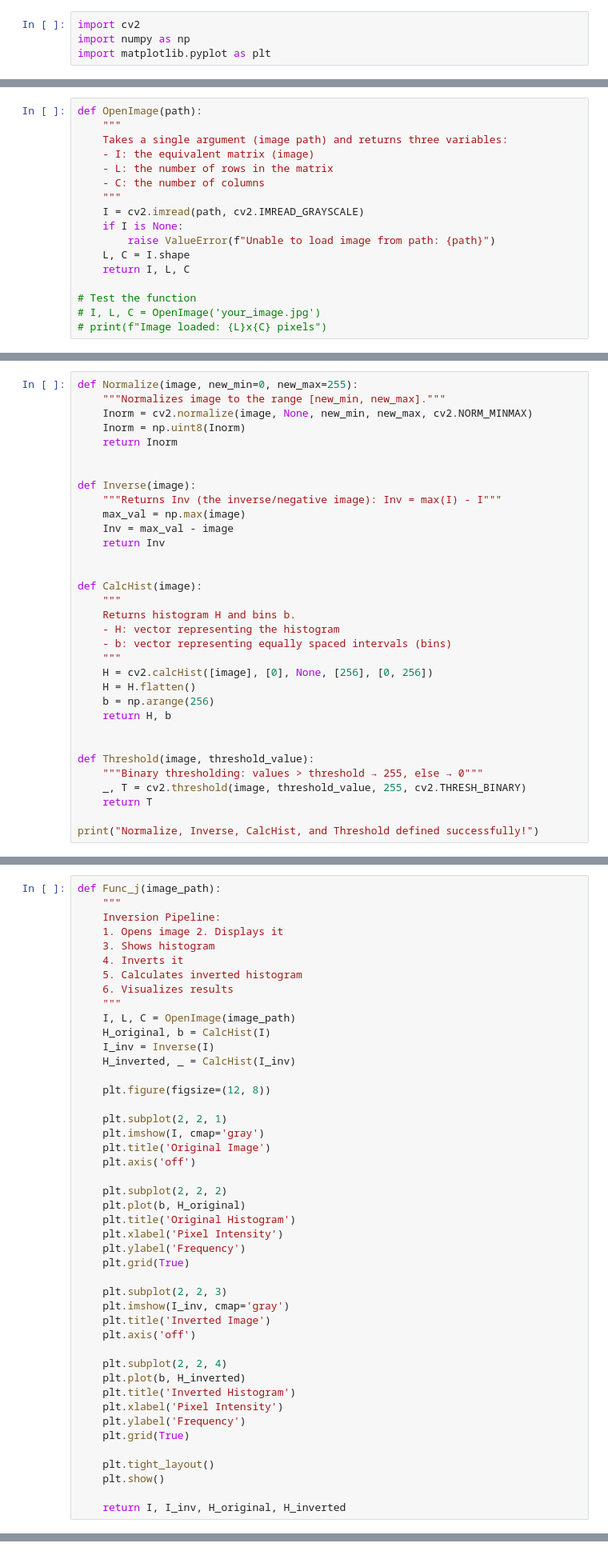
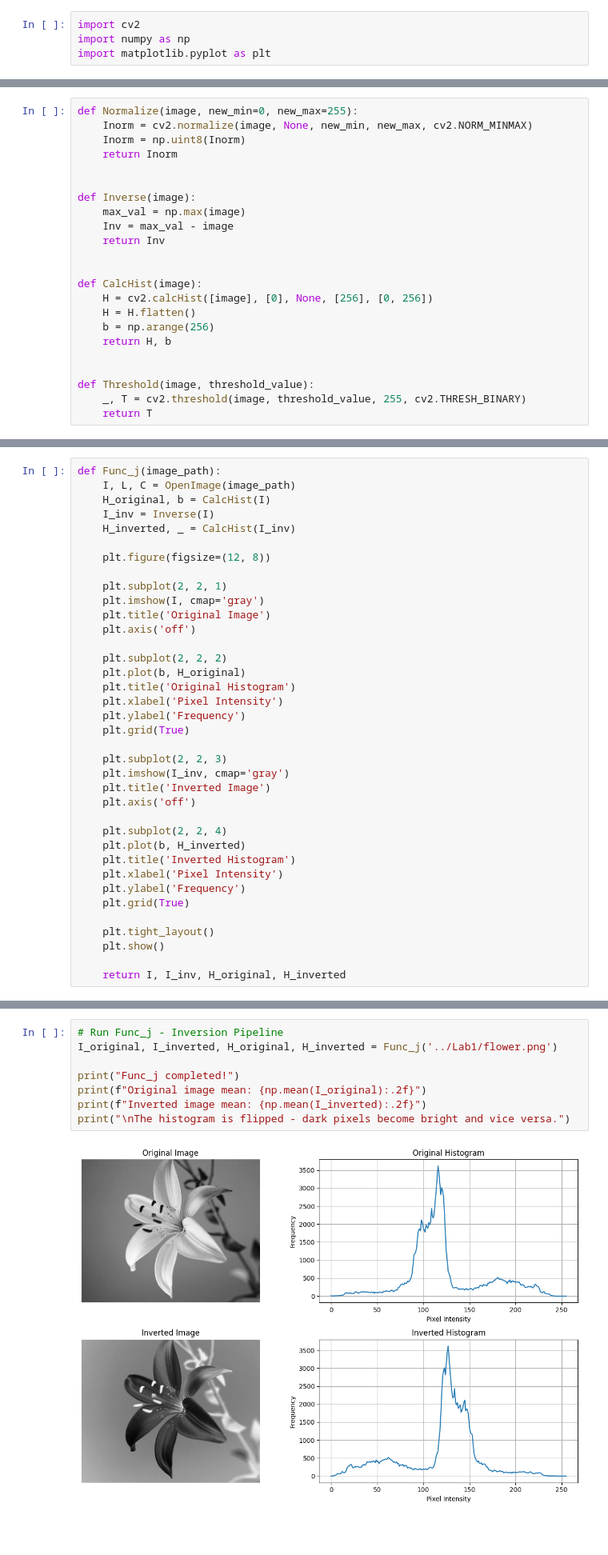
Before and after one commit to ZakariaTikialine/TreatImg, a Jupyter notebook: Lab2/notebook.ipynb, the cells around one changed output, grey strips where cells are left out. Shown at 80% size. Drawn from its saved outputs; the diff is of its cells as text; blank space fills up the shorter version.

```diff
--- a/Lab2/notebook.ipynb
+++ b/Lab2/notebook.ipynb
@@ -33,17 +4,0 @@ Takes a single argument (image path) and returns three variables:
-# %%
-def OpenImage(path):
-    """
-    Takes a single argument (image path) and returns three variables:
-    - I: the equivalent matrix (image)
-    - L: the number of rows in the matrix
-    - C: the number of columns
-    """
-    I = cv2.imread(path, cv2.IMREAD_GRAYSCALE)
-    if I is None:
-        raise ValueError(f"Unable to load image from path: {path}")
-    L, C = I.shape
-    return I, L, C
-
-# Test the function
-# I, L, C = OpenImage('your_image.jpg')
-# print(f"Image loaded: {L}x{C} pixels")
@@ -123,24 +64,17 @@ def Func_m(image):
 # %%
 def Normalize(image, new_min=0, new_max=255):
-    """Normalizes image to the range [new_min, new_max]."""
     Inorm = cv2.normalize(image, None, new_min, new_max, cv2.NORM_MINMAX)
     Inorm = np.uint8(Inorm)
     return Inorm
 
 
 def Inverse(image):
-    """Returns Inv (the inverse/negative image): Inv = max(I) - I"""
     max_val = np.max(image)
     Inv = max_val - image
     return Inv
 
 
 def CalcHist(image):
-    """
-    Returns histogram H and bins b.
-    - H: vector representing the histogram
-    - b: vector representing equally spaced intervals (bins)
-    """
     H = cv2.calcHist([image], [0], None, [256], [0, 256])
     H = H.flatten()
     b = np.arange(256)
@@ -148,8 +82,5 @@ def CalcHist(image):
 
 
 def Threshold(image, threshold_value):
-    """Binary thresholding: values > threshold → 255, else → 0"""
     _, T = cv2.threshold(image, threshold_value, 255, cv2.THRESH_BINARY)
     return T
-
-print("Normalize, Inverse, CalcHist, and Threshold defined successfully!")
@@ -160,13 +87,5 @@ Complete processing pipelines that combine multiple operations.
 # %%
 def Func_j(image_path):
-    """
-    Inversion Pipeline:
-    1. Opens image 2. Displays it
-    3. Shows histogram
-    4. Inverts it
-    5. Calculates inverted histogram
-    6. Visualizes results
-    """
     I, L, C = OpenImage(image_path)
     H_original, b = CalcHist(I)
     I_inv = Inverse(I)
@@ -349,0 +295,10 @@ Generate random matrices using different NumPy methods:
+# %%
+# Run Func_j - Inversion Pipeline
+I_original, I_inverted, H_original, H_inverted = Func_j('../Lab1/flower.png')
+
+print("Func_j completed!")
+print(f"Original image mean: {np.mean(I_original):.2f}")
+print(f"Inverted image mean: {np.mean(I_inverted):.2f}")
+print("\nThe histogram is flipped - dark pixels become bright and vice versa.")
+# %% [output]
+[figure, added]
```
Also changed, not shown: parts of 27 cells of this notebook.
